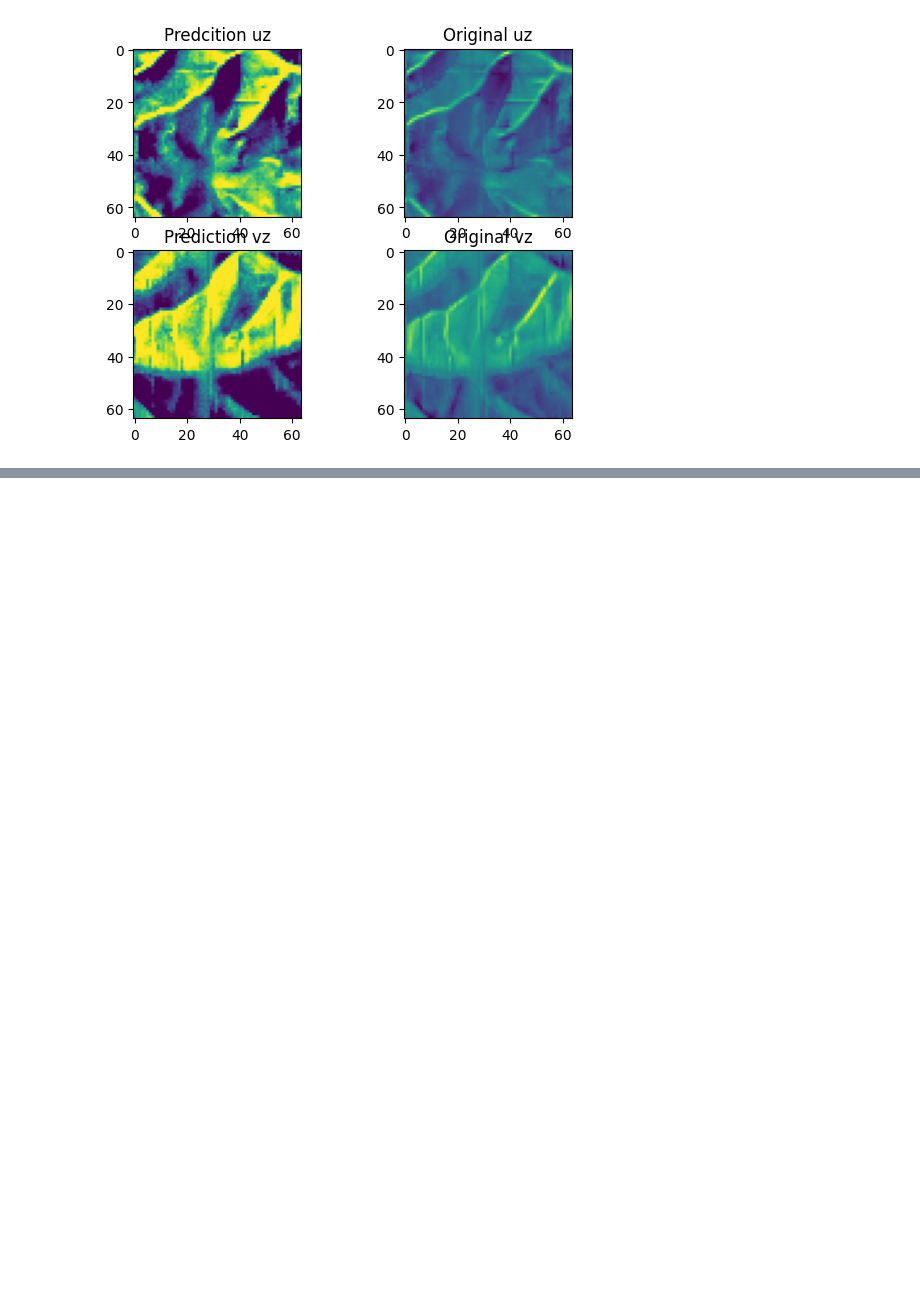
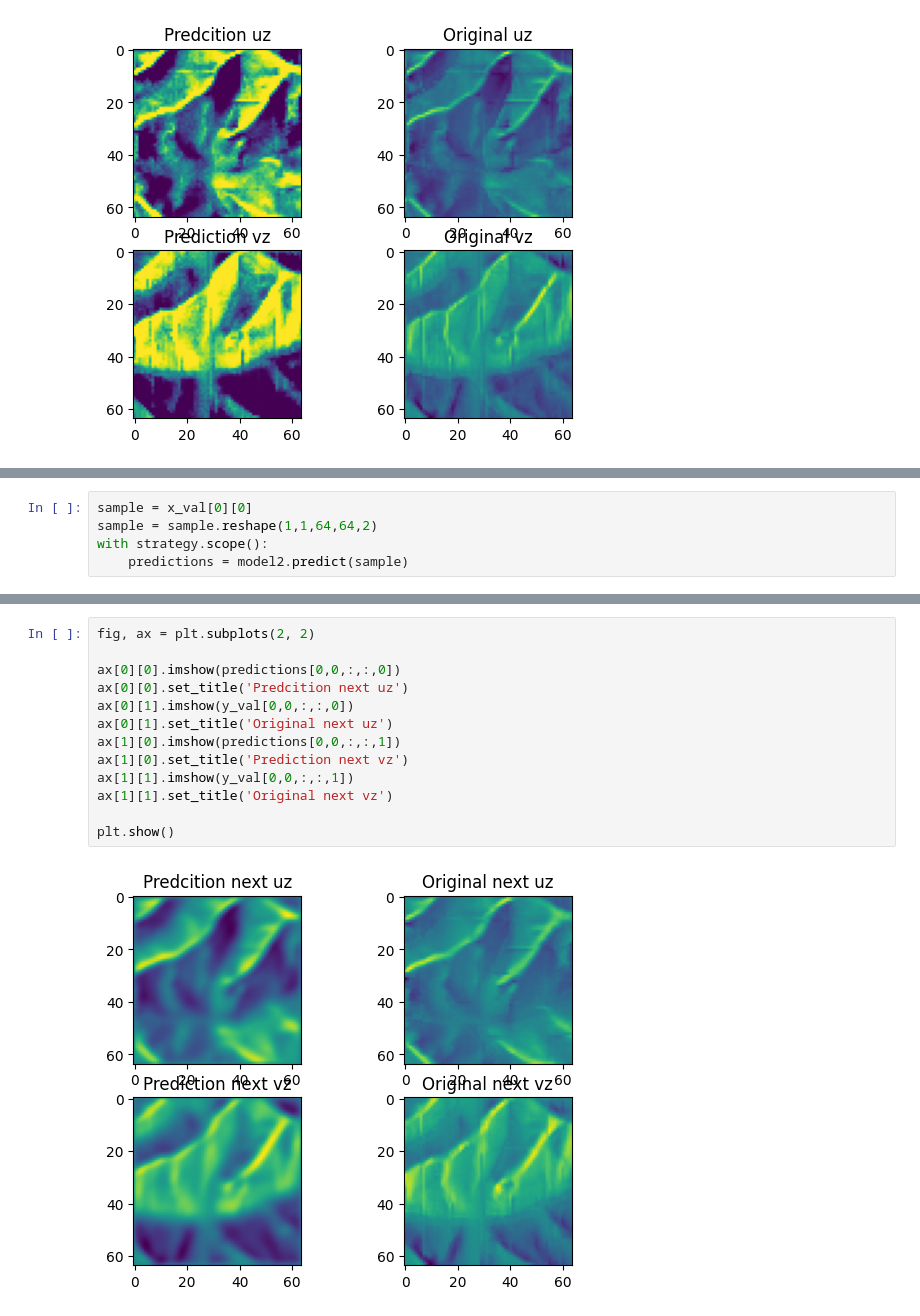
Before and after one commit to Kogo0813/Windroad8, a Jupyter notebook: u-net형태 gen+onetomanyconvlstm2d.ipynb, the cells around one changed output, grey strips where cells are left out. Drawn from its saved outputs; the diff is of its cells as text; blank space fills up the shorter version.

```diff
--- a/u-net형태 gen+onetomanyconvlstm2d.ipynb
+++ b/u-net형태 gen+onetomanyconvlstm2d.ipynb
@@ -341,0 +385,5 @@ Epoch 68: early stopping
+# %%
+sample = x_val[0][0]
+sample = sample.reshape(1,1,64,64,2)
+with strategy.scope():
+    predictions = model2.predict(sample)
@@ -341,0 +392,15 @@ Epoch 68: early stopping
+# %%
+fig, ax = plt.subplots(2, 2)
+
+ax[0][0].imshow(predictions[0,0,:,:,0])
+ax[0][0].set_title('Predcition next uz')
+ax[0][1].imshow(y_val[0,0,:,:,0])
+ax[0][1].set_title('Original next uz')
+ax[1][0].imshow(predictions[0,0,:,:,1])
+ax[1][0].set_title('Prediction next vz')
+ax[1][1].imshow(y_val[0,0,:,:,1])
+ax[1][1].set_title('Original next vz')
+
+plt.show()
+# %% [output]
+[figure, added]
```
Also changed, not shown: parts of 11 cells of this notebook.
